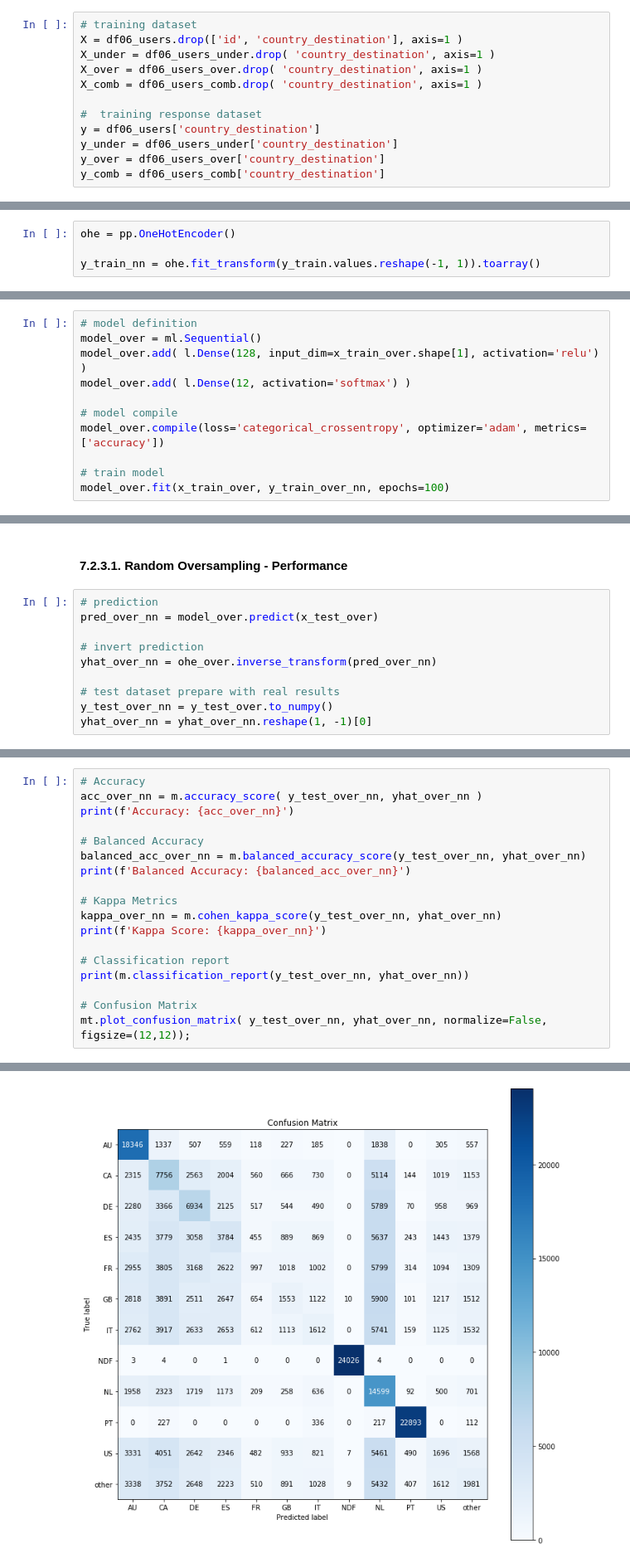
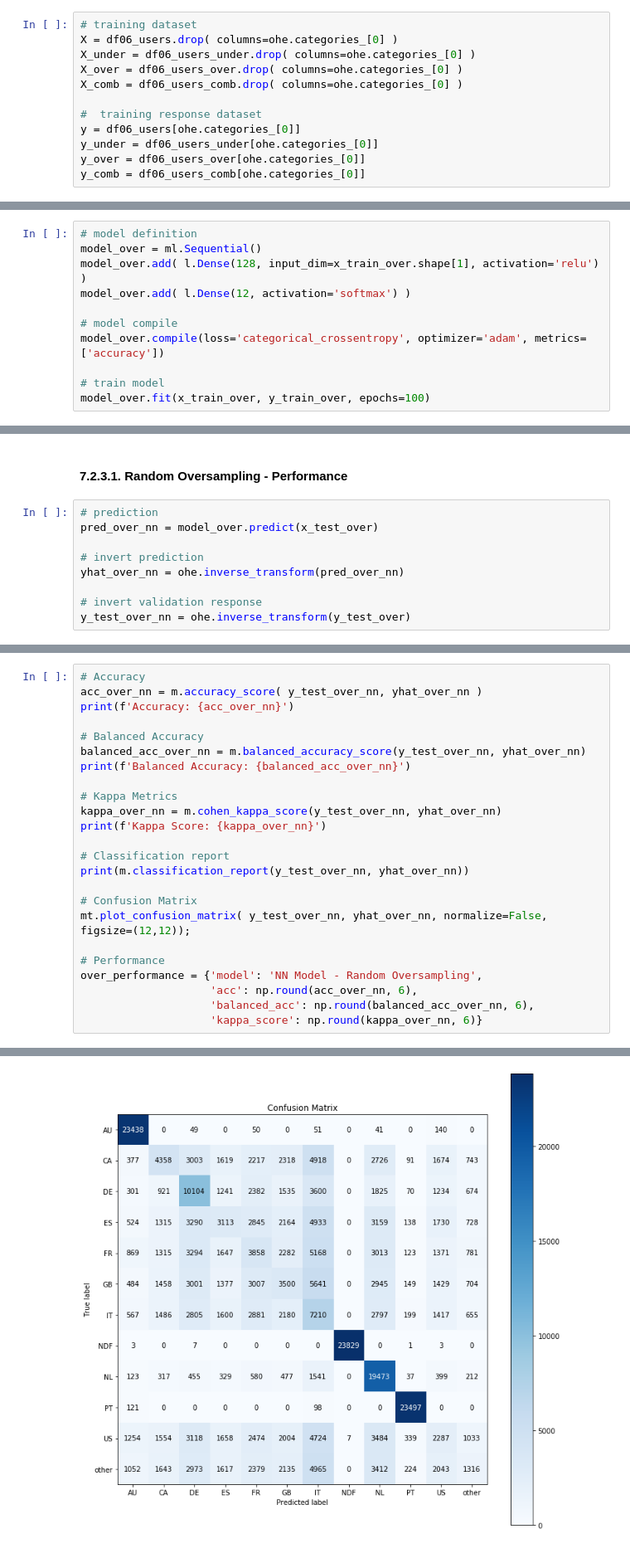
Before and after one commit to vinissouza/Airbnb-First-Booking-Forecast, a Jupyter notebook: Notebooks/7th-Cycle-Notebook-Data_Preparation.ipynb, the cells around one changed output, grey strips where cells are left out. Shown at 83% size. Saved outputs shown, nothing was run; the diff lists cells and outputs as text.

```diff
--- a/Notebooks/7th-Cycle-Notebook-Data_Preparation.ipynb
+++ b/Notebooks/7th-Cycle-Notebook-Data_Preparation.ipynb
@@ -1477,16 +1356,16 @@ df06_users_comb = df05_users_comb.copy()
 ## 6.1. Split Dataframe into Training and Test Dataset
 # %%
 # training dataset
-X = df06_users.drop(['id', 'country_destination'], axis=1 )
-X_under = df06_users_under.drop( 'country_destination', axis=1 )
-X_over = df06_users_over.drop( 'country_destination', axis=1 )
-X_comb = df06_users_comb.drop( 'country_destination', axis=1 )
+X = df06_users.drop( columns=ohe.categories_[0] )
+X_under = df06_users_under.drop( columns=ohe.categories_[0] )
+X_over = df06_users_over.drop( columns=ohe.categories_[0] )
+X_comb = df06_users_comb.drop( columns=ohe.categories_[0] )
 
 #  training response dataset
-y = df06_users['country_destination']
-y_under = df06_users_under['country_destination']
-y_over = df06_users_over['country_destination']
-y_comb = df06_users_comb['country_destination']
+y = df06_users[ohe.categories_[0]]
+y_under = df06_users_under[ohe.categories_[0]]
+y_over = df06_users_over[ohe.categories_[0]]
+y_comb = df06_users_comb[ohe.categories_[0]]
 # %%
 # Split dataset into training and test (validation)
 X_train, X_test, y_train, y_test = ms.train_test_split(X, y, test_size=0.2, random_state=32)
@@ -1617,9 +1499,5 @@ weighted avg       0.43      0.43      0.43     41319
 ## 7.2. Neural Network - MLP
 # %% [markdown]
 ### 7.2.1. Neural Network - Imbalanced Data
-# %%
-ohe = pp.OneHotEncoder()
-
-y_train_nn = ohe.fit_transform(y_train.values.reshape(-1, 1)).toarray()
 # %%
 # model definition
@@ -1828,6 +1803,6 @@ model_over.add( l.Dense(12, activation='softmax') )
 model_over.compile(loss='categorical_crossentropy', optimizer='adam', metrics=['accuracy'])
 
 # train model
-model_over.fit(x_train_over, y_train_over_nn, epochs=100)
+model_over.fit(x_train_over, y_train_over, epochs=100)
 # %% [output]
 Epoch 1/100
@@ -1855,8 +1830,7 @@ Epoch 100/100
 pred_over_nn = model_over.predict(x_test_over)
 
 # invert prediction
-yhat_over_nn = ohe_over.inverse_transform(pred_over_nn)
+yhat_over_nn = ohe.inverse_transform(pred_over_nn)
 
-# test dataset prepare with real results
-y_test_over_nn = y_test_over.to_numpy()
-yhat_over_nn = yhat_over_nn.reshape(1, -1)[0]
+# invert validation response
+y_test_over_nn = ohe.inverse_transform(y_test_over)
@@ -1895,4 +1886,10 @@ print(m.classification_report(y_test_over_nn, yhat_over_nn))
 
 # Confusion Matrix
 mt.plot_confusion_matrix( y_test_over_nn, yhat_over_nn, normalize=False, figsize=(12,12));
+
+# Performance
+over_performance = {'model': 'NN Model - Random Oversampling',
+                    'acc': np.round(acc_over_nn, 6),
+                    'balanced_acc': np.round(balanced_acc_over_nn, 6),
+                    'kappa_score': np.round(kappa_over_nn, 6)}
 # %% [output]
@@ -1916 +1913 @@ weighted avg       0.34      0.37      0.33    287544
-[figure, old version]
+[figure, new version]
```
Also changed, not shown: parts of 151 cells of this notebook.
